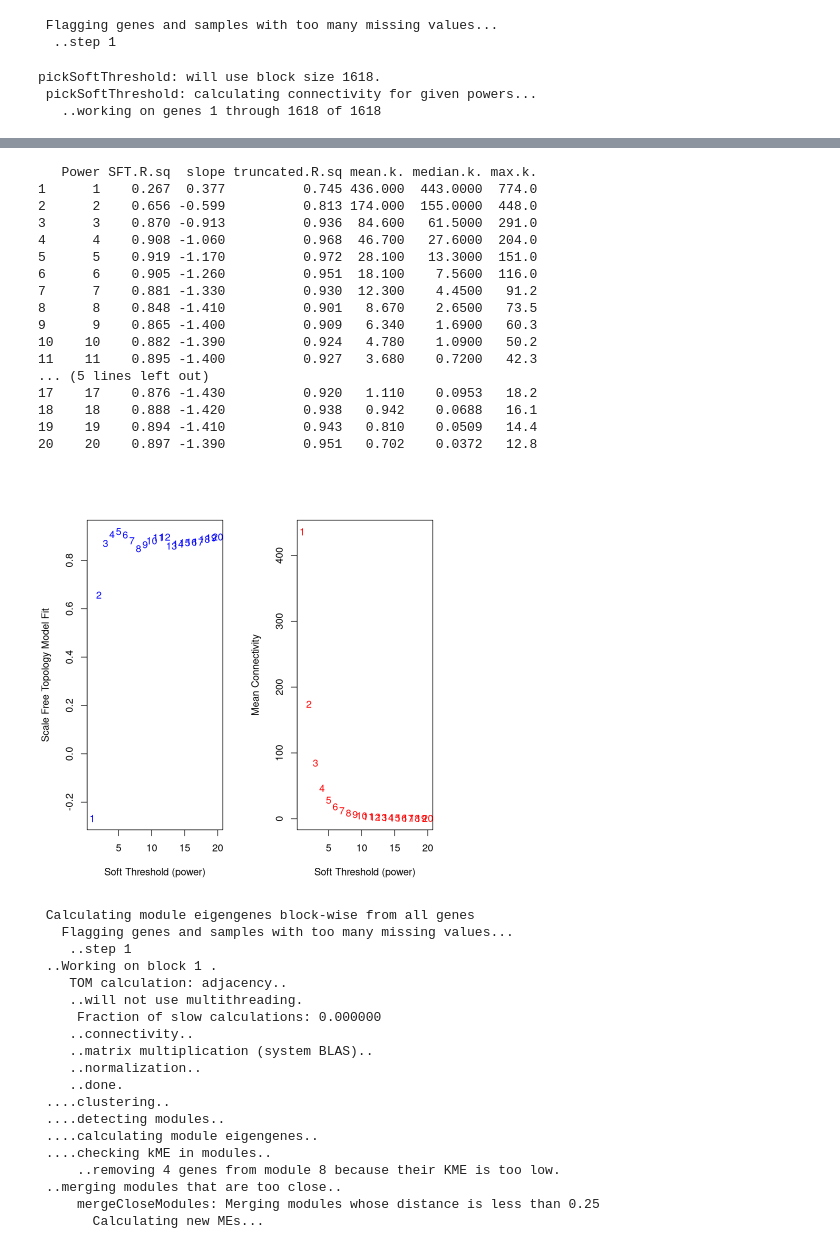
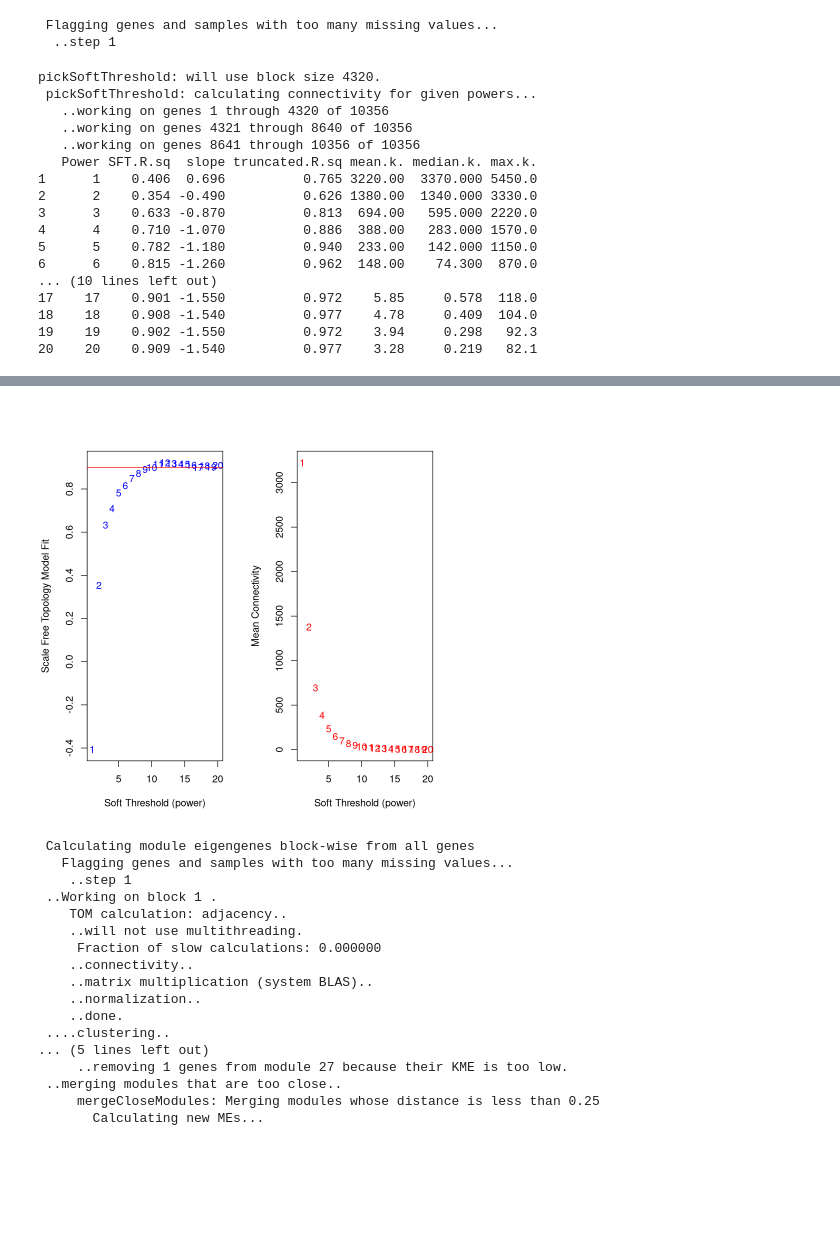
Before and after one commit to sbustamante21/crc_weighted_network, a Jupyter notebook: network_const.ipynb, the cells around one changed output, grey strips where cells are left out. Drawn from its saved outputs; the diff is of its cells as text; code cells hidden in the pictures; blank space fills up the shorter version.

```diff
--- a/network_const.ipynb
+++ b/network_const.ipynb
@@ -115,7 +104,7 @@ rna_metadata <- rna_metadata[match(colnames(rna_counts), rownames(rna_metadata))
 # %%
 # make the differential expression with DESeq2
-dds <- DESeqDataSetFromMatrix(countData = rna_counts,
-                              colData = rna_metadata,
+dds <- DESeqDataSetFromMatrix(countData = combined_counts,
+                              colData = metadata,
                               design = ~ PHENOTYPE)
 dds <- DESeq(dds)
 # %% [output]
@@ -159,9 +148,9 @@ dim(res)
 # %%
 res_ordered <- res[order(res$padj), ]
 df = res_ordered
-df$Category <- "Not significant" # UMBRALES PUEDEN VARIAR!
-df[which(df$log2FoldChange >= 2 & df$padj <= 0.05),]$Category <- "Up-regulated"
-df[which(df$log2FoldChange <= -2 & df$padj <= 0.05),]$Category <- "Down-regulated"
+df$Category <- "Not significant" # CRITERIOS PARA DEFINIR DEGs DESDE LA PRACTICA
+df[which(df$log2FoldChange >= 0.5 & df$padj <= 0.001),]$Category <- "Up-regulated"
+df[which(df$log2FoldChange <= -0.5 & df$padj <= 0.001),]$Category <- "Down-regulated"
 # %%
 table(df$Category)
 # %% [output]
@@ -182,0 +173,9 @@ norm_counts <- counts(dds, normalized = TRUE)[sig_genes, ]
+# %%
+sampleTree <- hclust(dist(datExpr0), method = "average")
+par(cex = 0.6)
+par(mar = c(0,4,2,0))
+plot(sampleTree, main = "Sample clustering to detect outliers", sub="", xlab="", cex.lab = 1.5,
+     cex.axis = 1.5, cex.main = 2)
+
+#Plot a line showing the cut-off
+abline(h = 4.5e+06, col = "red")
@@ -182,0 +184,10 @@ norm_counts <- counts(dds, normalized = TRUE)[sig_genes, ]
+# %%
+clust = cutreeStatic(sampleTree, cutHeight = 4.5e+06, minSize = 10)
+#table(clust)
+#clust
+
+#Cluster 1 contains the samples we want to keep.
+keepSamples = (clust==1)
+datExpr0 = datExpr0[keepSamples, ]
+nGenes = ncol(datExpr0)
+nSamples = nrow(datExpr0)
@@ -200,11 +228,26 @@ par(mfrow = c(1,2))
 plot(sft$fitIndices[,1], -sign(sft$fitIndices[,3])*sft$fitIndices[,2],
      xlab="Soft Threshold (power)", ylab="Scale Free Topology Model Fit", type="n")
 text(sft$fitIndices[,1], -sign(sft$fitIndices[,3])*sft$fitIndices[,2], labels=powers, col="blue")
+abline(h=0.9, col="red")
 
 plot(sft$fitIndices[,1], sft$fitIndices[,5],
      xlab="Soft Threshold (power)", ylab="Mean Connectivity", type="n")
 text(sft$fitIndices[,1], sft$fitIndices[,5], labels=powers, col="red")
 # %% [output]
-pickSoftThreshold: will use block size 1618.
+pickSoftThreshold: will use block size 4320.
  pickSoftThreshold: calculating connectivity for given powers...
-   ..working on genes 1 through 1618 of 1618
+   ..working on genes 1 through 4320 of 10356
+   ..working on genes 4321 through 8640 of 10356
+   ..working on genes 8641 through 10356 of 10356
+   Power SFT.R.sq  slope truncated.R.sq mean.k. median.k. max.k.
+1      1    0.406  0.696          0.765 3220.00  3370.000 5450.0
+2      2    0.354 -0.490          0.626 1380.00  1340.000 3330.0
+3      3    0.633 -0.870          0.813  694.00   595.000 2220.0
+4      4    0.710 -1.070          0.886  388.00   283.000 1570.0
+5      5    0.782 -1.180          0.940  233.00   142.000 1150.0
+6      6    0.815 -1.260          0.962  148.00    74.300  870.0
+... (10 lines left out)
+17    17    0.901 -1.550          0.972    5.85     0.578  118.0
+18    18    0.908 -1.540          0.977    4.78     0.409  104.0
+19    19    0.902 -1.550          0.972    3.94     0.298   92.3
+20    20    0.909 -1.540          0.977    3.28     0.219   82.1
@@ -213,21 +254,4 @@ Warning message:
-   Power SFT.R.sq  slope truncated.R.sq mean.k. median.k. max.k.
-1      1    0.267  0.377          0.745 436.000  443.0000  774.0
-2      2    0.656 -0.599          0.813 174.000  155.0000  448.0
-3      3    0.870 -0.913          0.936  84.600   61.5000  291.0
-4      4    0.908 -1.060          0.968  46.700   27.6000  204.0
-5      5    0.919 -1.170          0.972  28.100   13.3000  151.0
-6      6    0.905 -1.260          0.951  18.100    7.5600  116.0
-7      7    0.881 -1.330          0.930  12.300    4.4500   91.2
-8      8    0.848 -1.410          0.901   8.670    2.6500   73.5
-9      9    0.865 -1.400          0.909   6.340    1.6900   60.3
-10    10    0.882 -1.390          0.924   4.780    1.0900   50.2
-11    11    0.895 -1.400          0.927   3.680    0.7200   42.3
-... (5 lines left out)
-17    17    0.876 -1.430          0.920   1.110    0.0953   18.2
-18    18    0.888 -1.420          0.938   0.942    0.0688   16.1
-19    19    0.894 -1.410          0.943   0.810    0.0509   14.4
-20    20    0.897 -1.390          0.951   0.702    0.0372   12.8
-[figure, old version]
+[figure, new version]
 # %%
 net <- blockwiseModules(
   datExpr0,
@@ -236,9 +260,10 @@ net <- blockwiseModules(
   minModuleSize = 30,
   reassignThreshold = 0,
   mergeCutHeight = 0.25,
-  numericLabels = TRUE,
+  numericLabels = FALSE,
   pamRespectsDendro = FALSE,
-  verbose = 3
+  verbose = 3,
+  maxBlockSize = ncol(datExpr0)+1
 )
 # %% [output]
  Calculating module eigengenes block-wise from all genes
@@ -253,10 +278,8 @@ net <- blockwiseModules(
     ..normalization..
     ..done.
  ....clustering..
- ....detecting modules..
- ....calculating module eigengenes..
- ....checking kME in modules..
-     ..removing 4 genes from module 8 because their KME is too low.
+... (5 lines left out)
+     ..removing 1 genes from module 27 because their KME is too low.
  ..merging modules that are too close..
      mergeCloseModules: Merging modules whose distance is less than 0.25
        Calculating new MEs...
```
Also changed, not shown: parts of 49 cells of this notebook.
